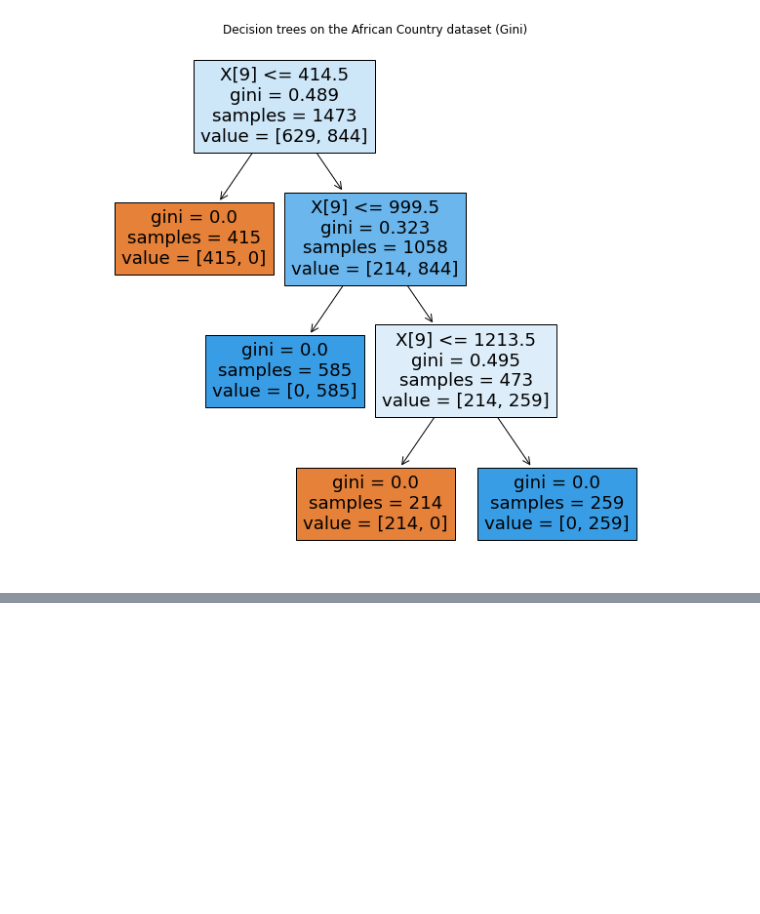
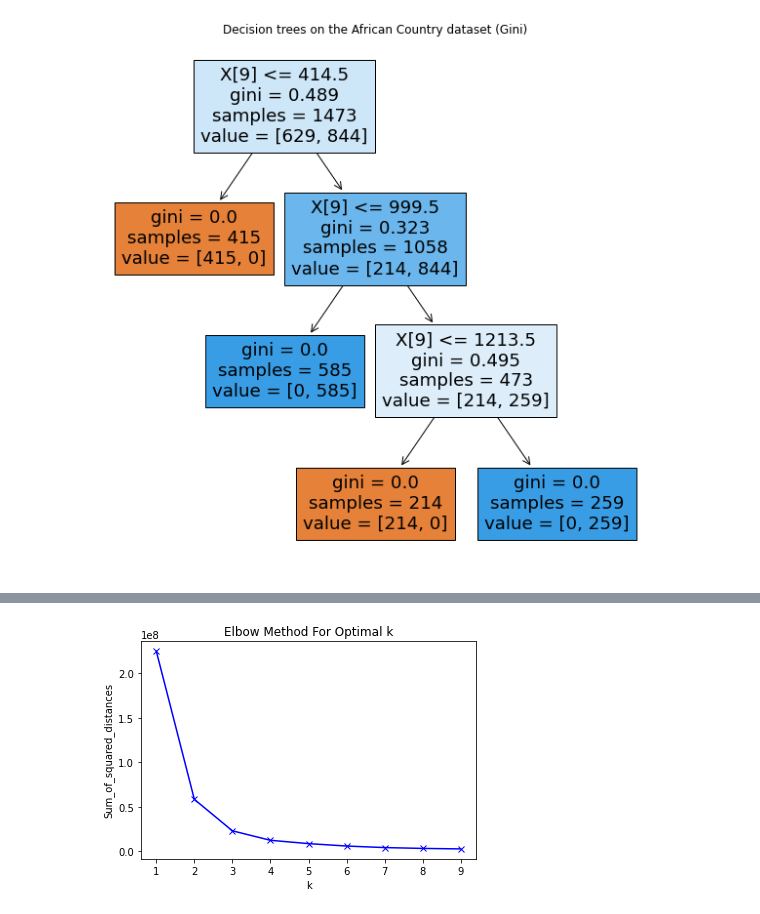
Before and after one commit to thiviyan98/ThiviyanNanthakumarCE888, a Jupyter notebook: Assignment_2/Ass2Data3.ipynb, the cells around one changed output, grey strips where cells are left out. Cells and saved outputs as stored; diff of their text form; code cells hidden in the pictures; blank space fills up the shorter version.

```diff
--- a/Assignment_2/Ass2Data3.ipynb
+++ b/Assignment_2/Ass2Data3.ipynb
@@ -233,5 +244,5 @@ barchart('Media Exposure comparing to wifes relgion','Media Exposure',df,"Wife r
 # %%
-#Function to establish a baseline
+#Function to establish a baseline and find average and accuracy
 def baseline(model,x,y):
   Acc_scores=cross_val_score(model,x,y,cv=10,scoring=make_scorer(accuracy_score)) #calculates accuracy
   Pre_scores=cross_val_score(model,x,y,cv=10,scoring=make_scorer(precision_score)) #calculates precision
@@ -246,6 +257,7 @@ def baseline(model,x,y):
   print("Average Precision: %0.2f (+/- %0.2f)" % (Pre_scores.mean(), Pre_scores.std() * 2))
   print("Average Recall: %0.2f (+/- %0.2f)" % (Rec_scores.mean(), Rec_scores.std() * 2))
   print("Average F1 Score: %0.2f (+/- %0.2f)" % (F1_scores.mean(), F1_scores.std() * 2))
+  boxplot(Acc_scores, Pre_scores,Rec_scores,F1_scores)
 # %%
 x=df.drop('Contraceptive Method', axis=1) ##Predictors
 y=df['Contraceptive Method'] ## Target variable
@@ -293,0 +404,85 @@ Average F1 Score: 0.92 (+/- 0.24)
+# %%
+def silhoutte():
+  sil=[]
+  k_sil= range(2,10)
+
+  for k_s in k_sil:
+    print(k_sil,end=' ')
+    kmeans= KMeans(n_clusters=k_s)
+    kmeans=kmeans.fit(xtrain)
+    labels=kmeans.labels_
+    sil.append(silhouette_score(xtrain,labels,metric='euclidean'))
+  plt.figure(2)
+  plt.plot(k_sil,sil, 'bx-')
+  plt.xlabel('k')
+  plt.ylabel('silhouette_score')
+  plt.title('Silhoutte Method for Optimal k')
+  plt.show
+# %%
+#enumerate the splits and summerise the distributions
+for train_index, test_index in skf.split(x, y):
+
+  #selects rows
+  xtrain, xtest = x.iloc[train_index], x.iloc[test_index]
+  ytrain, ytest = y.iloc[train_index], y.iloc[test_index]
+
+  #std_scaled=StandardScaler().fit(xtrain)
+  #xtrain=std_scaled.transform(xtrain)
+  #xtest=std_scaled.transform(xtest)
+
+  print('               Start                  ')
+  print('\n')
+  #calling elbow and silhoutte method
+  elbow()
+  silhoutte()
+
+  #after using elbow and silhouette number of clusters that have been decided is 3-6 but 3 will be used for the train set.
+  #run kmeans
+  numk=3
+  #model created using kmeans object and fitting kmeans object to dataset
+  kmeans=KMeans(n_clusters=numk)
+  kmeans = kmeans.fit(xtrain)
+
+  y_train_clusters = kmeans.predict(xtrain)
+  print('\n')
+  print('            ytrain Data             ')
+  print('\n')
+  #Predict the closest cluster each sample in X belongs to.
+  print('Closest Clusters Train Labels \n', y_train_clusters)
+
+
+  #gets each clusters centroid points
+  centroids=kmeans.cluster_centers_
+  print('centroids \n', centroids)
+  print('\n')
+  #3 clusters
+  print('cluster center shape \n',kmeans.cluster_centers_.shape)
+  print('\n')
+
+  #append the cluster labels into dataframe to visualise better
+  df0=pd.DataFrame(data=xtrain)
+  df0['clusters']=y_train_clusters
+
+  #prints the clusters labels in lowest to highest order for each iteration
+  print('\n')
+  print('clusters \n',df0.clusters.unique())
+  #prints out the number of samples of the minority class in that cluster
+  print('\n')
+  print('number of samples for each cluster \n', Counter(y_train_clusters))
+
+  #Assigning xtest samples to its closest cluster
+  y_test_clusters =  kmeans.predict(xtest)
+
+  df1=pd.DataFrame(data=xtest)
+  df1['clusters']=y_test_clusters
+
+  print('\n')
+  print('            ytest Data              ')
+  print('\n')
+  #Predict the closest cluster each sample in X belongs to.
+  print('Closest Clusters Test Labels \n', y_test_clusters)
+  RFC=RandomForestClassifier()
+  print('\n')
+  baseline(RFC,df1,ytest)
+  print('\n')
+# %% [output]
@@ -293,0 +490 @@ Average F1 Score: 0.92 (+/- 0.24)
+[figure, added]
```
Also changed, not shown: parts of 15 cells of this notebook.
